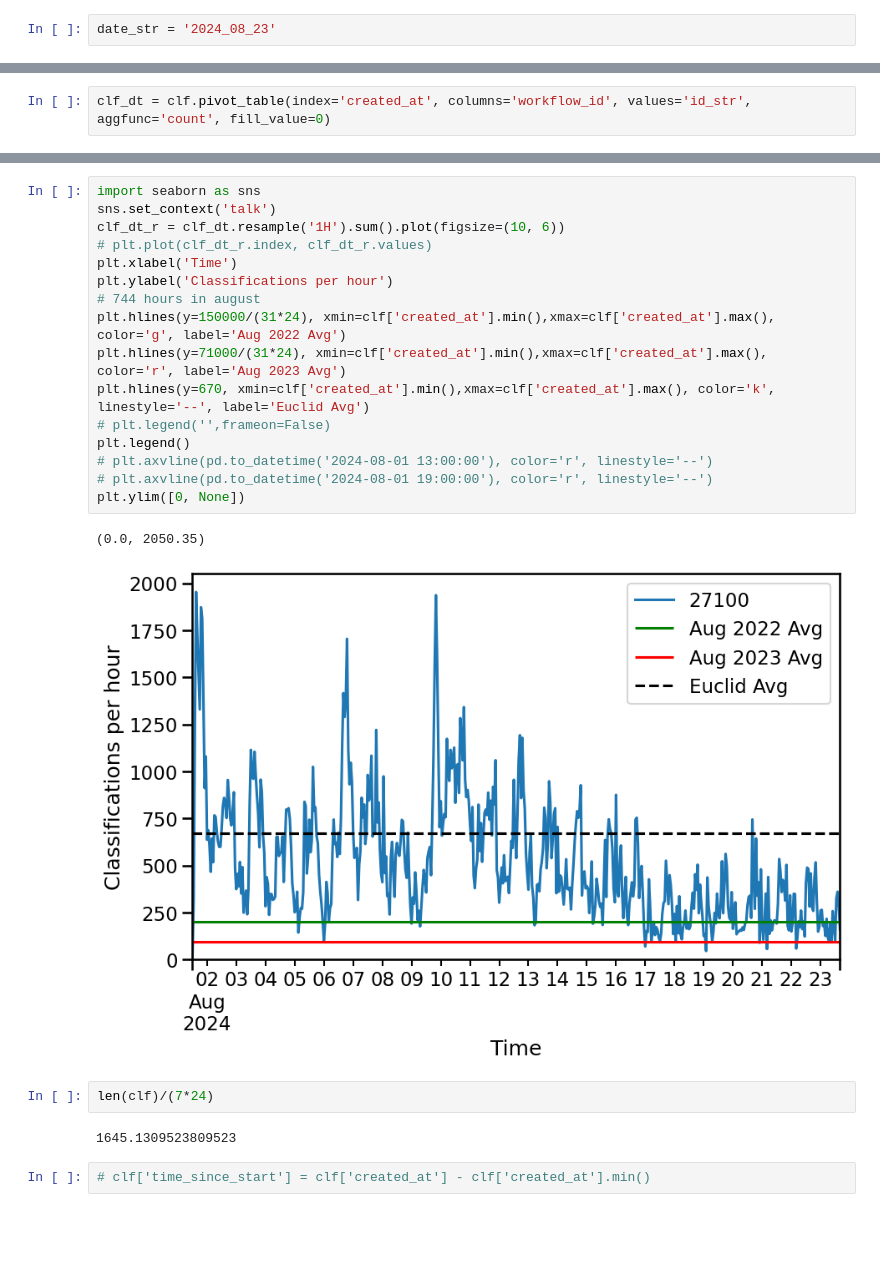
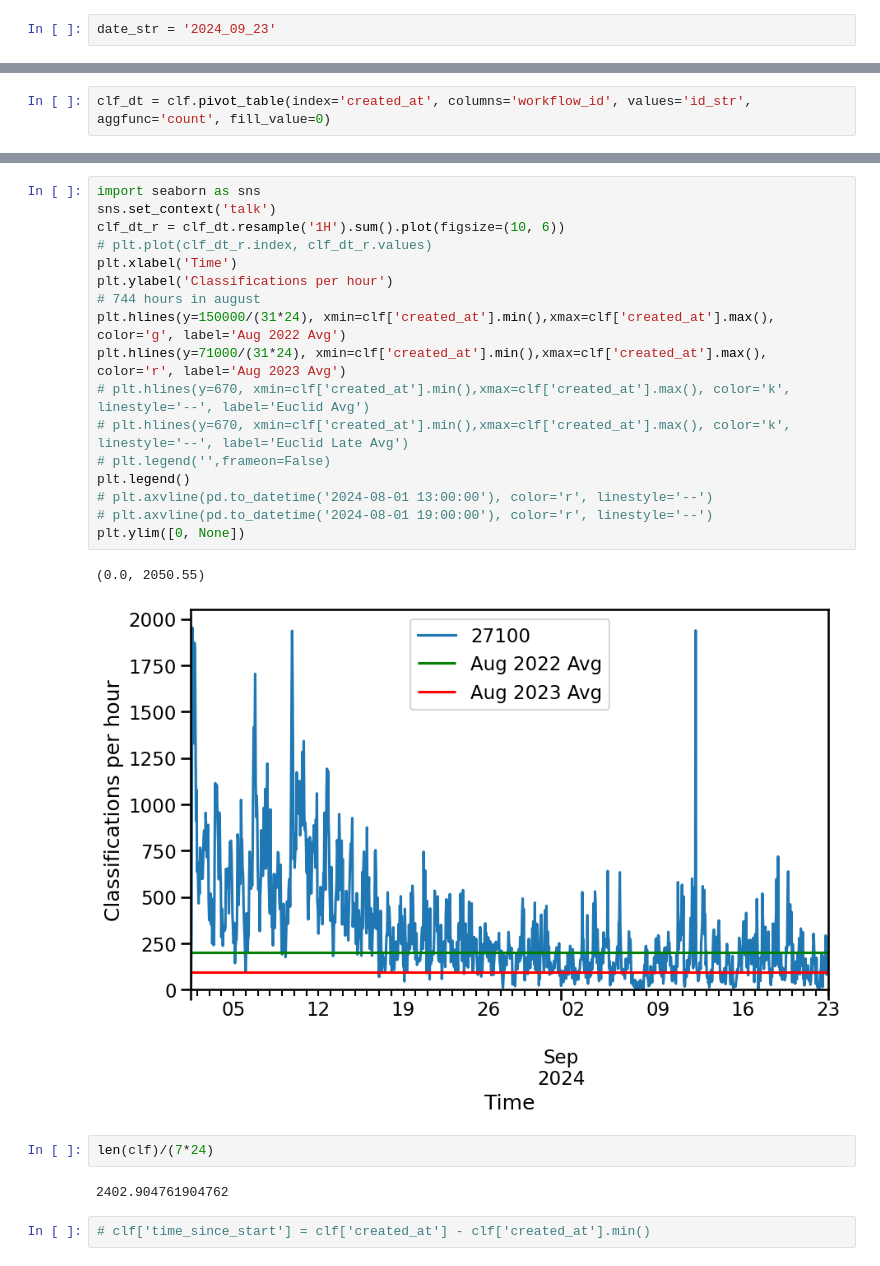
Before and after one commit to mwalmsley/gz-panoptes-reduction, a Jupyter notebook: run_reduction/euclid.ipynb, the cells around one changed output, grey strips where cells are left out. Cells and saved outputs as stored; diff of their text form; blank space fills up the shorter version.

```diff
--- a/run_reduction/euclid.ipynb
+++ b/run_reduction/euclid.ipynb
@@ -18,7 +15,7 @@ from gzreduction.schemas.euclid_schema import euclid_schema
 
 schema = euclid_schema
 # %%
-date_str = '2024_08_23'
+date_str = '2024_09_23'
 # %%
 # classification_export_loc = '/home/walml/repos/gz-panoptes-reduction/data/euclid/euclid-development-classifications_' + date_str + '.csv'
 # aggregated_loc = '/home/walml/repos/gz-panoptes-reduction/data/euclid/euclid_development_reduced_votes_' + date_str + '.csv'
@@ -193,26 +190,27 @@ Timedelta('22 days 03:52:41')
 # %%
 import seaborn as sns
 sns.set_context('talk')
 clf_dt_r = clf_dt.resample('1H').sum().plot(figsize=(10, 6))
 # plt.plot(clf_dt_r.index, clf_dt_r.values)
 plt.xlabel('Time')
 plt.ylabel('Classifications per hour')
 # 744 hours in august
 plt.hlines(y=150000/(31*24), xmin=clf['created_at'].min(),xmax=clf['created_at'].max(), color='g', label='Aug 2022 Avg')
 plt.hlines(y=71000/(31*24), xmin=clf['created_at'].min(),xmax=clf['created_at'].max(), color='r', label='Aug 2023 Avg')
-plt.hlines(y=670, xmin=clf['created_at'].min(),xmax=clf['created_at'].max(), color='k', linestyle='--', label='Euclid Avg')
+# plt.hlines(y=670, xmin=clf['created_at'].min(),xmax=clf['created_at'].max(), color='k', linestyle='--', label='Euclid Avg')
+# plt.hlines(y=670, xmin=clf['created_at'].min(),xmax=clf['created_at'].max(), color='k', linestyle='--', label='Euclid Late Avg')
 # plt.legend('',frameon=False)
 plt.legend()
 # plt.axvline(pd.to_datetime('2024-08-01 13:00:00'), color='r', linestyle='--')
 # plt.axvline(pd.to_datetime('2024-08-01 19:00:00'), color='r', linestyle='--')
 plt.ylim([0, None])
 # %% [output]
-(0.0, 2050.35)
+(0.0, 2050.55)
-[figure, old version]
+[figure, new version]
 # %%
 len(clf)/(7*24)
 # %% [output]
-1645.1309523809523
+2402.904761904762
 # %%
 # clf['time_since_start'] = clf['created_at'] - clf['created_at'].min()
 # %%
```
Also changed, not shown: parts of 27 cells of this notebook.
